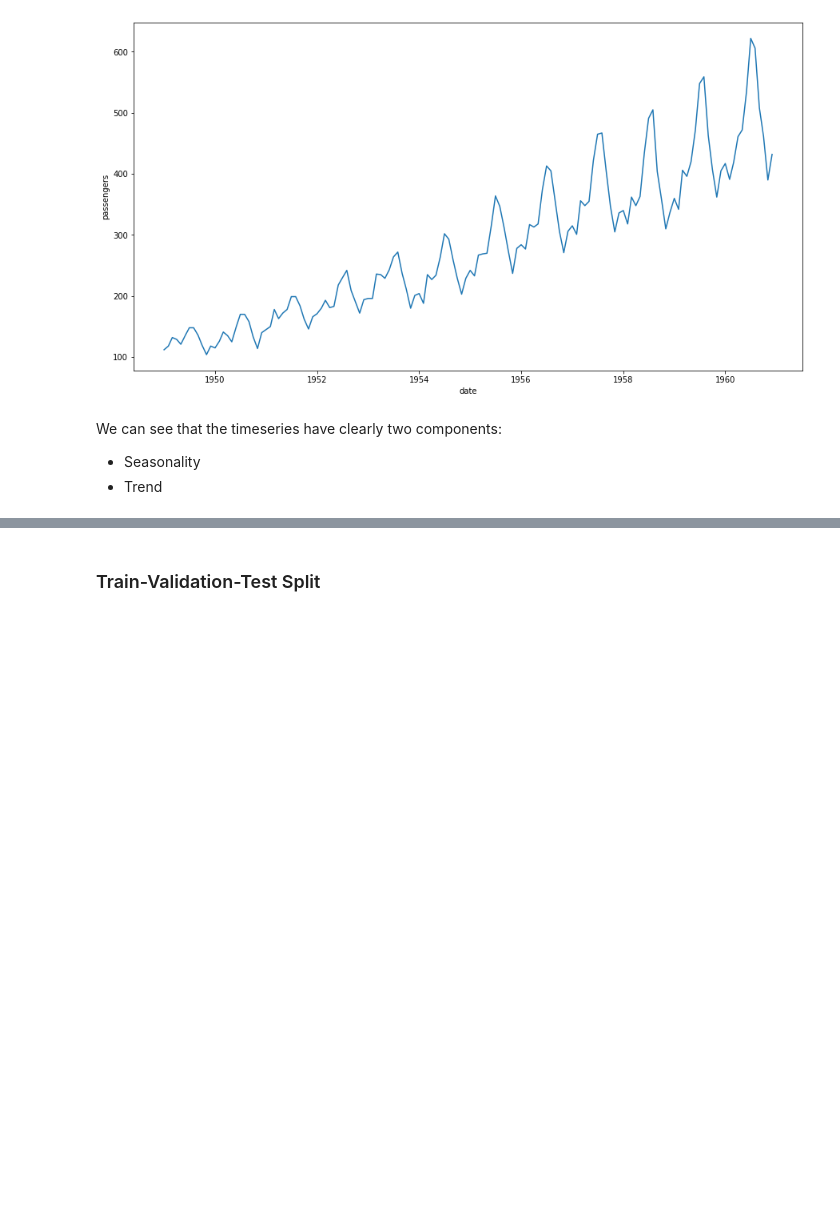
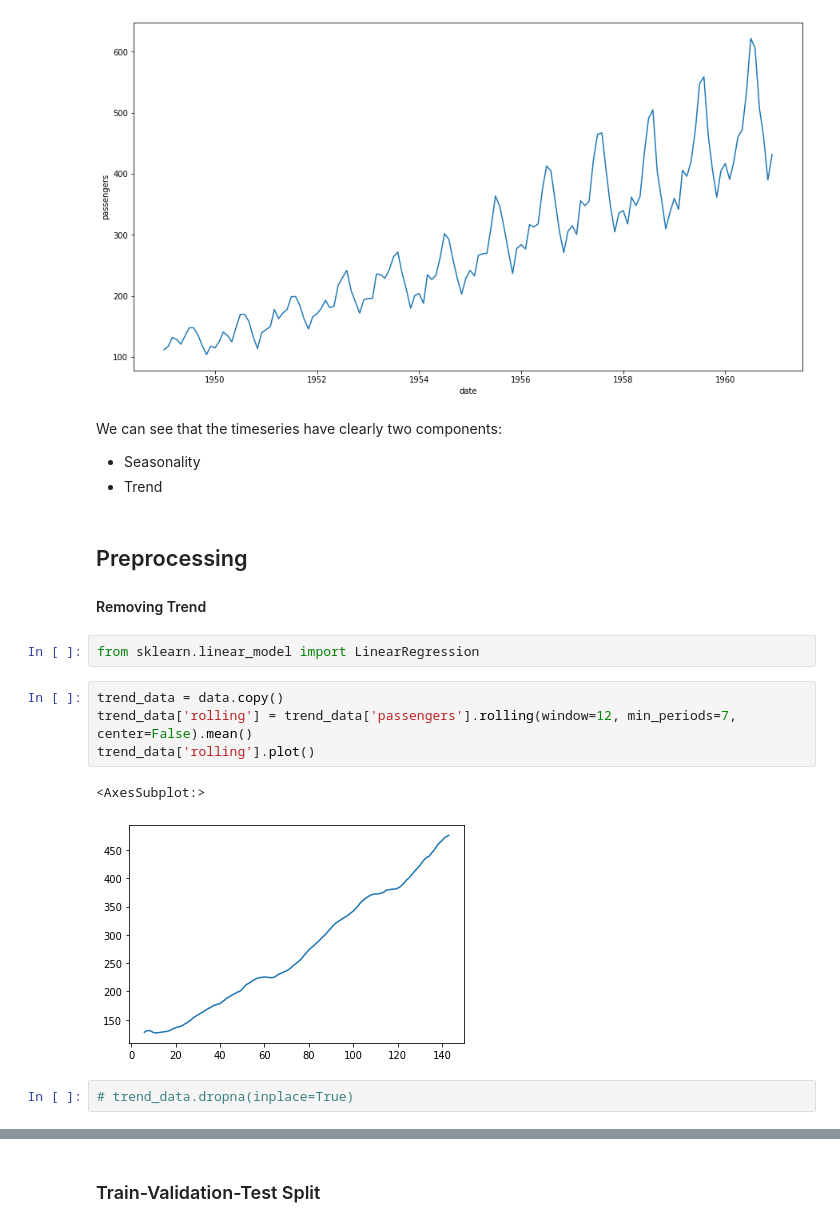
Before and after one commit to AlbertoCastelo/tabnet-timeseries-spike, a Jupyter notebook: notebooks/trying-seb-ideas.ipynb, the cells around one changed output, grey strips where cells are left out. Cells and saved outputs as stored; diff of their text form; blank space fills up the shorter version.

```diff
--- a/notebooks/trying-seb-ideas.ipynb
+++ b/notebooks/trying-seb-ideas.ipynb
@@ -97,3 +98,18 @@ ax = sns.lineplot(x='date', y='passengers', data=data)
 We can see that the timeseries have clearly two components:
 * Seasonality
 * Trend
+# %% [markdown]
+## Preprocessing
+
+#### Removing Trend
+# %%
+from sklearn.linear_model import LinearRegression
+# %%
+trend_data = data.copy()
+trend_data['rolling'] = trend_data['passengers'].rolling(window=12, min_periods=7, center=False).mean()
+trend_data['rolling'].plot()
+# %% [output]
+<AxesSubplot:>
+[figure, added]
+# %%
+# trend_data.dropna(inplace=True)
```
Also changed, not shown: parts of 23 cells of this notebook, 4 other files.
